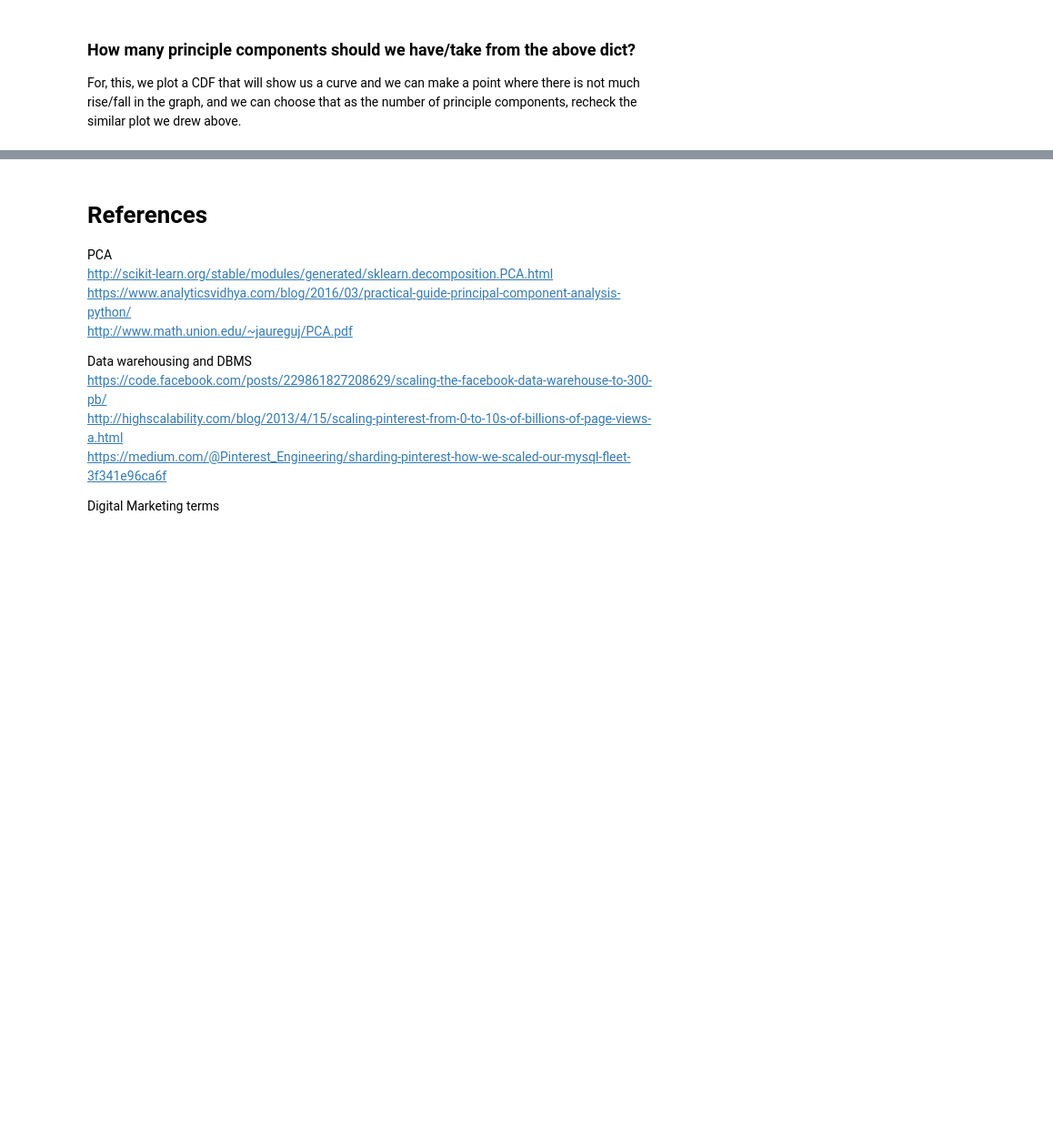
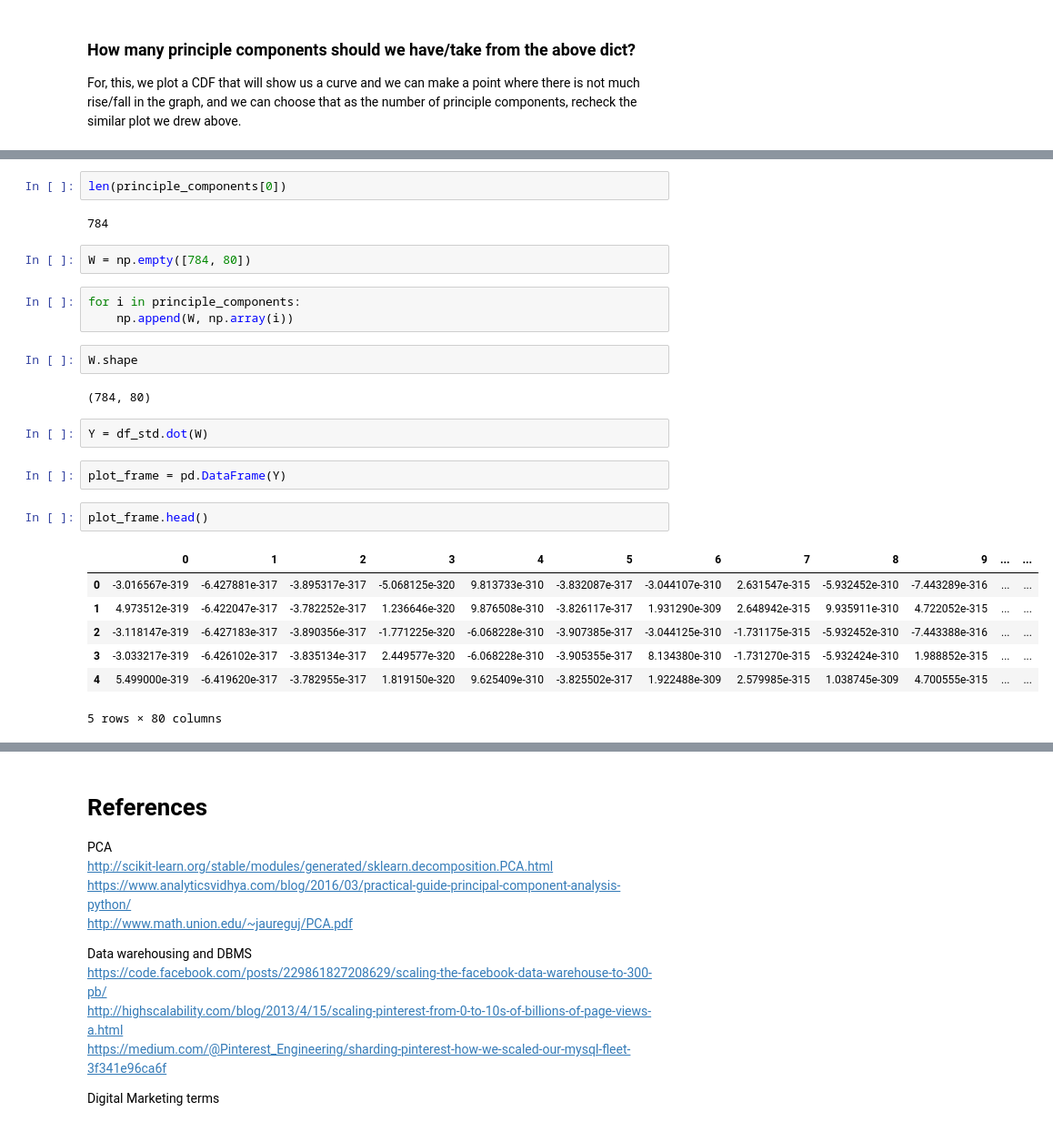
Before and after one commit to vikramriyer/Dimentionality_Reduction_with_PCA_and_t-SNE, a Jupyter notebook: PCA_on_MNIST_dataset.ipynb, the cells around one changed output, grey strips where cells are left out. Shown: that part at 91% size. Drawn from its saved outputs; the diff is of its cells as text; blank space fills up the shorter version.

```diff
--- a/PCA_on_MNIST_dataset.ipynb
+++ b/PCA_on_MNIST_dataset.ipynb
@@ -230,0 +316,27 @@ Now, depending on the components, we will transform the normalized data into tha
+# %%
+len(principle_components[0])
+# %% [output]
+784
+# %%
+W = np.empty([784, 80])
+# %%
+for i in principle_components:
+    np.append(W, np.array(i))
+# %%
+W.shape
+# %% [output]
+(784, 80)
+# %%
+Y = df_std.dot(W)
+# %%
+plot_frame = pd.DataFrame(Y)
+# %%
+plot_frame.head()
+# %% [output]
+|  | 0 | 1 | 2 | 3 | 4 | 5 | 6 | 7 | 8 | 9 | ... | ... |
+| 0 | -3.016567e-319 | -6.427881e-317 | -3.895317e-317 | -5.068125e-320 | 9.813733e-310 | -3.832087e-317 | -3.044107e-310 | 2.631547e-315 | -5.932452e-310 | -7.443289e-316 | ... | ... |
+| 1 | 4.973512e-319 | -6.422047e-317 | -3.782252e-317 | 1.236646e-320 | 9.876508e-310 | -3.826117e-317 | 1.931290e-309 | 2.648942e-315 | 9.935911e-310 | 4.722052e-315 | ... | ... |
+| 2 | -3.118147e-319 | -6.427183e-317 | -3.890356e-317 | -1.771225e-320 | -6.068228e-310 | -3.907385e-317 | -3.044125e-310 | -1.731175e-315 | -5.932452e-310 | -7.443388e-316 | ... | ... |
+| 3 | -3.033217e-319 | -6.426102e-317 | -3.835134e-317 | 2.449577e-320 | -6.068228e-310 | -3.905355e-317 | 8.134380e-310 | -1.731270e-315 | -5.932424e-310 | 1.988852e-315 | ... | ... |
+| 4 | 5.499000e-319 | -6.419620e-317 | -3.782955e-317 | 1.819150e-320 | 9.625409e-310 | -3.825502e-317 | 1.922488e-309 | 2.579985e-315 | 1.038745e-309 | 4.700555e-315 | ... | ... |
+5 rows × 80 columns
```
Also changed, not shown: parts of 18 cells of this notebook.
